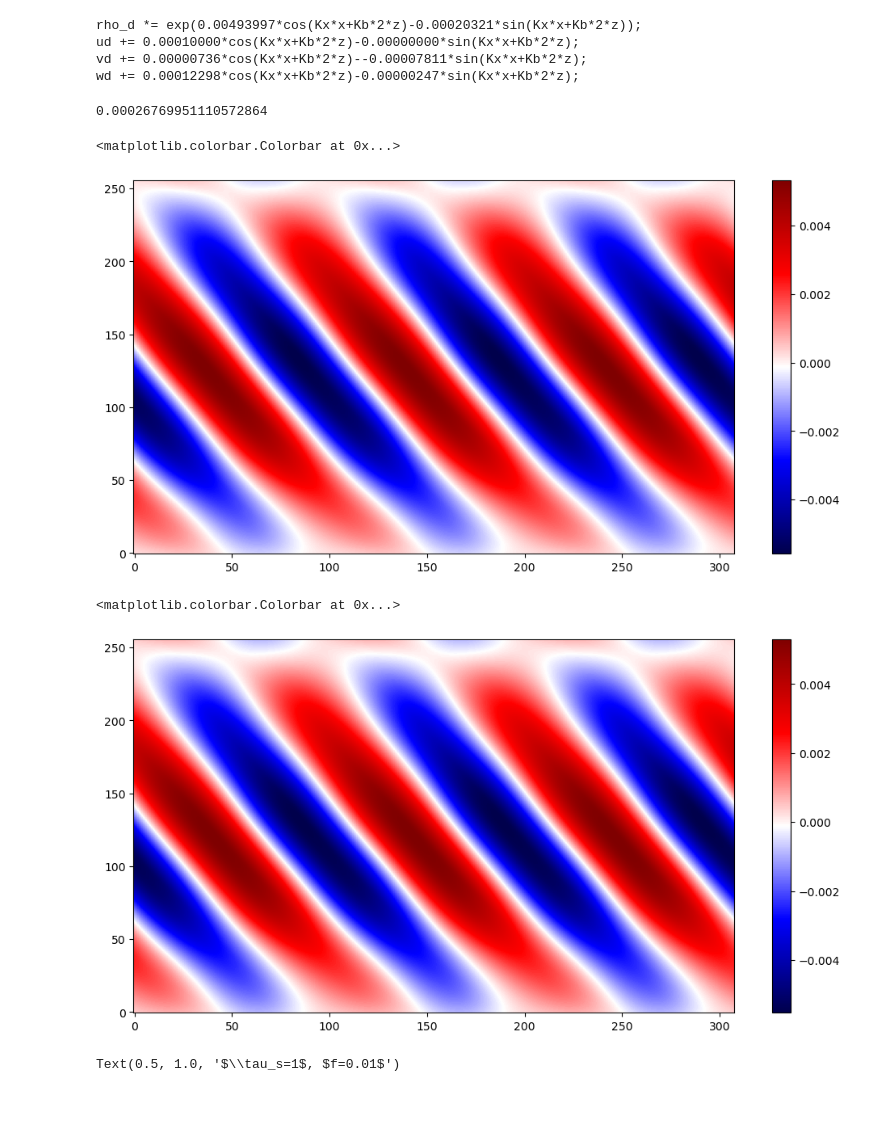
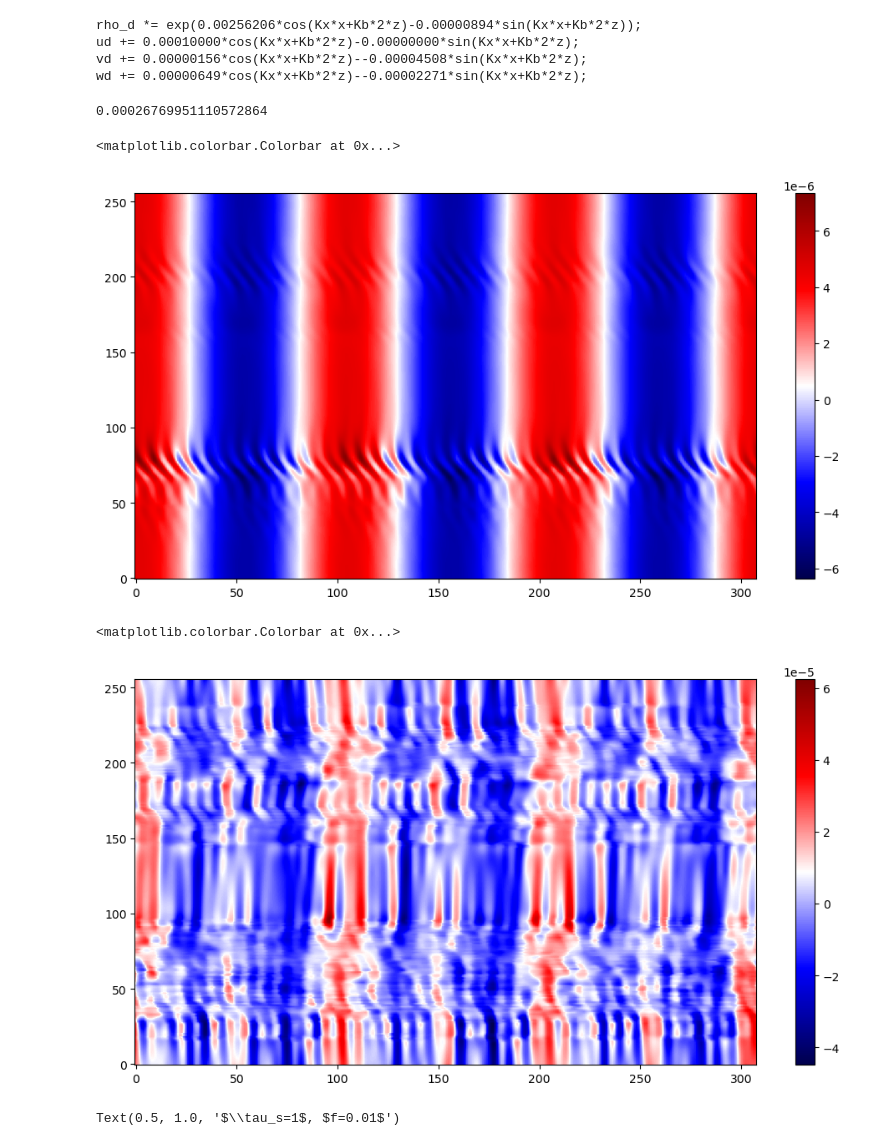
Before and after one commit to Hossam-Aly/local_dusty_warps, a Jupyter notebook: scripts/free_sloshing.ipynb, the cells around one changed output. Cells and saved outputs as stored; diff of their text form; code cells hidden in the pictures; blank space fills up the shorter version.

```diff
--- a/scripts/free_sloshing.ipynb
+++ b/scripts/free_sloshing.ipynb
@@ -82,12 +83,12 @@ def read_history(directory):
     f.close()
     return time, rho_max, vKE
 # %%
-calculate_dust_eigenmodes(kx=15.6,n=2,w=1-0.373,ts=0.1)
+calculate_dust_eigenmodes(kx=15.6,n=2,w=1-0.373,ts=10)
 # %% [output]
-rho_d *= exp(0.00493997*cos(Kx*x+Kb*2*z)-0.00020321*sin(Kx*x+Kb*2*z));
+rho_d *= exp(0.00256206*cos(Kx*x+Kb*2*z)-0.00000894*sin(Kx*x+Kb*2*z));
 ud += 0.00010000*cos(Kx*x+Kb*2*z)-0.00000000*sin(Kx*x+Kb*2*z);
-vd += 0.00000736*cos(Kx*x+Kb*2*z)--0.00007811*sin(Kx*x+Kb*2*z);
-wd += 0.00012298*cos(Kx*x+Kb*2*z)-0.00000247*sin(Kx*x+Kb*2*z);
+vd += 0.00000156*cos(Kx*x+Kb*2*z)--0.00004508*sin(Kx*x+Kb*2*z);
+wd += 0.00000649*cos(Kx*x+Kb*2*z)--0.00002271*sin(Kx*x+Kb*2*z);
 # %%
 print(calculate_growth_rate(kx=15.6,n=1,w=-0.373,psi=0.01,ts=10,f=0.1))
 # %% [output]
@@ -95,36 +96,42 @@ print(calculate_growth_rate(kx=15.6,n=1,w=-0.373,psi=0.01,ts=10,f=0.1))
 # %%
 # Read and plot gas
 
 plt.rcParams["figure.figsize"] = (12,6)
 fig, axs = plt.subplots(1,1)
 
 #directory = "/Users/haly/science/projects/local_dusty_warp_git/setups/free_sloshing/tests/test/run"
 #directory = "/Users/haly/science/projects/local_dusty_warp_git/setups/free_sloshing/gas/run_256"
-directory = "/Users/haly/science/projects/local_dusty_warp_git/setups/free_sloshing/st_0.1_f_0.01/run"
+#directory = "/Users/haly/science/projects/local_dusty_warp_git/setups/free_sloshing/st_0.1_f_0.01/run"
+#directory = "/Users/haly/science/projects/local_dusty_warp_git/setups/free_sloshing/st_0.1_f_0.09/run"
+#directory = "/Users/haly/science/projects/local_dusty_warp_git/setups/free_sloshing/st_0.1_f_0.27/run"
+#directory = "/Users/haly/science/projects/local_dusty_warp_git/setups/free_sloshing/st_0.1_f_0.81/run"
+
 #directory = "/Users/haly/science/projects/local_dusty_warp_git/setups/free_sloshing/st_1_f_0.01/run"
 #directory = "/Users/haly/science/projects/local_dusty_warp_git/setups/free_sloshing/st_1_f_0.27/run"
 
-snapshot = 2
+directory = "/Users/haly/science/projects/local_dusty_warp_git/setups/free_sloshing/st_10_f_0.81/run"
+
+snapshot = 1
 Nx = 308
 Nz= 256
 
 
 file = directory + f"/data.{snapshot:04d}.vtk"
 d = readVTK(file, geometry='cartesian')
 rho_g = d.data.get("RHO")
 vx_g = d.data.get("VX1")
 vy_g = d.data.get("VX2")
 vz_g = d.data.get("VX3")
 rho_g = rho_g.reshape(Nx,Nz)
 vx_g = vx_g.reshape(Nx,Nz)
 vy_g = vy_g.reshape(Nx,Nz)
 vz_g = vz_g.reshape(Nx,Nz)
 
 im = axs.imshow(vz_g.T,origin='lower',norm="linear",cmap="seismic", aspect='auto')
 fig.colorbar(im)
 # %% [output]
 <matplotlib.colorbar.Colorbar at 0x...>
-[figure, old version]
+[figure, new version]
 # %%
 # Read and plot dust
 
@@ -133,11 +140,23 @@ fig, axs = plt.subplots(1,1)
 
 #directory = "/Users/haly/science/projects/local_dusty_warp_git/setups/free_sloshing/tests/test_dust/run"
 #directory = "/Users/haly/science/projects/local_dusty_warp_git/setups/free_sloshing/tests/test_dust_pert_gas_only/run"
-directory = "/Users/haly/science/projects/local_dusty_warp_git/setups/free_sloshing/st_0.1_f_0.01/run"
+#directory = "/Users/haly/science/projects/local_dusty_warp_git/setups/free_sloshing/st_0.1_f_0.01/run"
+#directory = "/Users/haly/science/projects/local_dusty_warp_git/setups/free_sloshing/st_0.1_f_0.03/run"
+#directory = "/Users/haly/science/projects/local_dusty_warp_git/setups/free_sloshing/st_0.1_f_0.09/run"
+#directory = "/Users/haly/science/projects/local_dusty_warp_git/setups/free_sloshing/st_0.1_f_0.27/run"
+#directory = "/Users/haly/science/projects/local_dusty_warp_git/setups/free_sloshing/st_0.1_f_0.81/run"
+
 #directory = "/Users/haly/science/projects/local_dusty_warp_git/setups/free_sloshing/st_1_f_0.01/run"
 #directory = "/Users/haly/science/projects/local_dusty_warp_git/setups/free_sloshing/st_1_f_0.03/run"
 #directory = "/Users/haly/science/projects/local_dusty_warp_git/setups/free_sloshing/st_1_f_0.09/run"
 #directory = "/Users/haly/science/projects/local_dusty_warp_git/setups/free_sloshing/st_1_f_0.27/run"
+
+#directory = "/Users/haly/science/projects/local_dusty_warp_git/setups/free_sloshing/st_10_f_0.01/run"
+#directory = "/Users/haly/science/projects/local_dusty_warp_git/setups/free_sloshing/st_10_f_0.03/run"
+#directory = "/Users/haly/science/projects/local_dusty_warp_git/setups/free_sloshing/st_10_f_0.09/run"
+#directory = "/Users/haly/science/projects/local_dusty_warp_git/setups/free_sloshing/st_10_f_0.27/run"
+#directory = "/Users/haly/science/projects/local_dusty_warp_git/setups/free_sloshing/st_10_f_0.27/run"
+directory = "/Users/haly/science/projects/local_dusty_warp_git/setups/free_sloshing/st_10_f_0.81/run"
 
 snapshot = 2
 Nx = 308
@@ -159,7 +178,7 @@ im = axs.imshow(vz_d.T,origin='lower',norm="linear",cmap="seismic", aspect='auto
 fig.colorbar(im)
 # %% [output]
 <matplotlib.colorbar.Colorbar at 0x...>
-[figure, old version]
+[figure, new version]
 # %%
 # calculate numerical and analytical growth rates from snapshots (like a pleb!)
 
```
Also changed, not shown: parts of 4 cells of this notebook, 45 other files.
